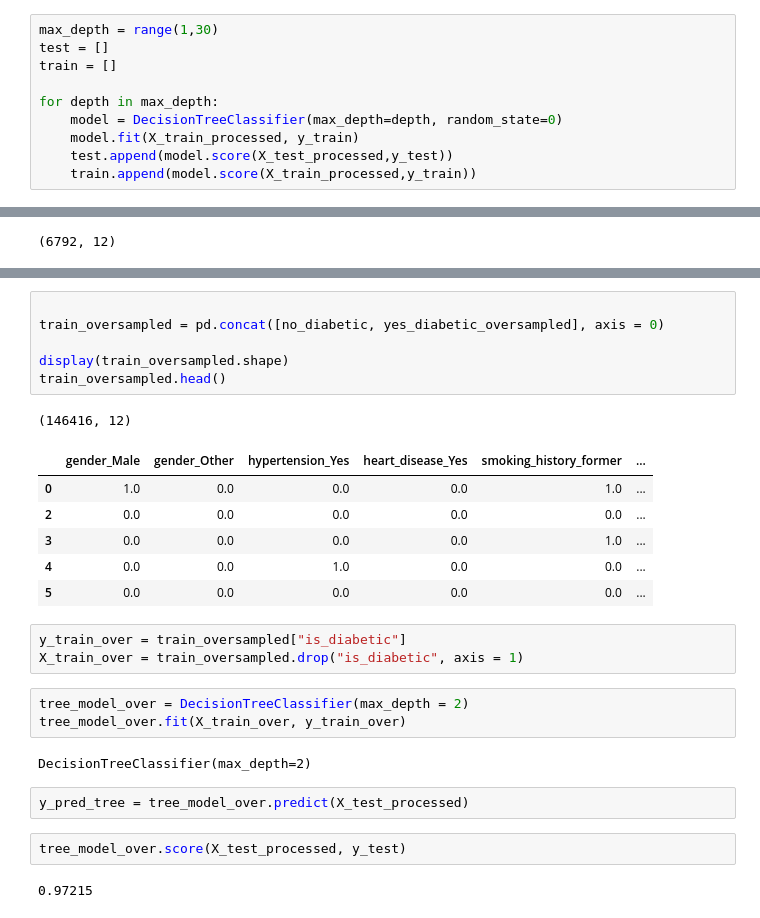
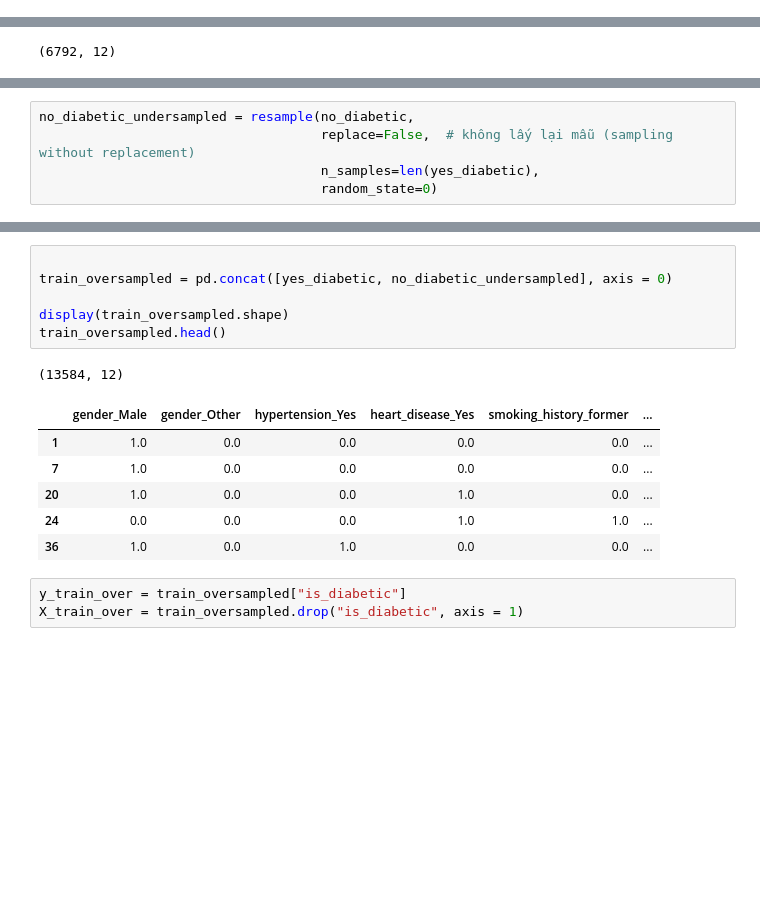
Before and after one commit to thaihaiudtp/AI-INTRO, a Jupyter notebook: intro-ai.ipynb, the cells around one changed output, grey strips where cells are left out. Drawn from its saved outputs; the diff is of its cells as text; blank space fills up the shorter version.

```diff
--- a/intro-ai.ipynb
+++ b/intro-ai.ipynb
@@ -776,10 +745,0 @@ True label A |  0.91 |    0.0
-# %%
-max_depth = range(1,30)
-test = []
-train = []
-
-for depth in max_depth:
-    model = DecisionTreeClassifier(max_depth=depth, random_state=0)
-    model.fit(X_train_processed, y_train)
-    test.append(model.score(X_test_processed,y_test))
-    train.append(model.score(X_train_processed,y_train))
@@ -894 +1117,6 @@ yes_diabetic_oversampled = resample(yes_diabetic,
+# %%
+no_diabetic_undersampled = resample(no_diabetic,
+                                    replace=False,  # không lấy lại mẫu (sampling without replacement)
+                                    n_samples=len(yes_diabetic),
+                                    random_state=0)
 # %%
@@ -918,28 +1146,17 @@ yes_diabetic_oversampled.head(30)
 # %%
 
-train_oversampled = pd.concat([no_diabetic, yes_diabetic_oversampled], axis = 0)
+train_oversampled = pd.concat([yes_diabetic, no_diabetic_undersampled], axis = 0)
 
 display(train_oversampled.shape)
 train_oversampled.head()
 # %% [output]
-(146416, 12)
+(13584, 12)
 |  | gender_Male | gender_Other | hypertension_Yes | heart_disease_Yes | smoking_history_former | ... |
-| 0 | 1.0 | 0.0 | 0.0 | 0.0 | 1.0 | ... |
-| 2 | 0.0 | 0.0 | 0.0 | 0.0 | 0.0 | ... |
-| 3 | 0.0 | 0.0 | 0.0 | 0.0 | 1.0 | ... |
-| 4 | 0.0 | 0.0 | 1.0 | 0.0 | 0.0 | ... |
-| 5 | 0.0 | 0.0 | 0.0 | 0.0 | 0.0 | ... |
+| 1 | 1.0 | 0.0 | 0.0 | 0.0 | 0.0 | ... |
+| 7 | 1.0 | 0.0 | 0.0 | 0.0 | 0.0 | ... |
+| 20 | 1.0 | 0.0 | 0.0 | 1.0 | 0.0 | ... |
+| 24 | 0.0 | 0.0 | 0.0 | 1.0 | 1.0 | ... |
+| 36 | 1.0 | 0.0 | 1.0 | 0.0 | 0.0 | ... |
 # %%
 y_train_over = train_oversampled["is_diabetic"]
 X_train_over = train_oversampled.drop("is_diabetic", axis = 1)
-# %%
-tree_model_over = DecisionTreeClassifier(max_depth = 2)
-tree_model_over.fit(X_train_over, y_train_over)
-# %% [output]
-DecisionTreeClassifier(max_depth=2)
-# %%
-y_pred_tree = tree_model_over.predict(X_test_processed)
-# %%
-tree_model_over.score(X_test_processed, y_test)
-# %% [output]
-0.97215
```
Also changed, not shown: parts of 36 cells of this notebook.
